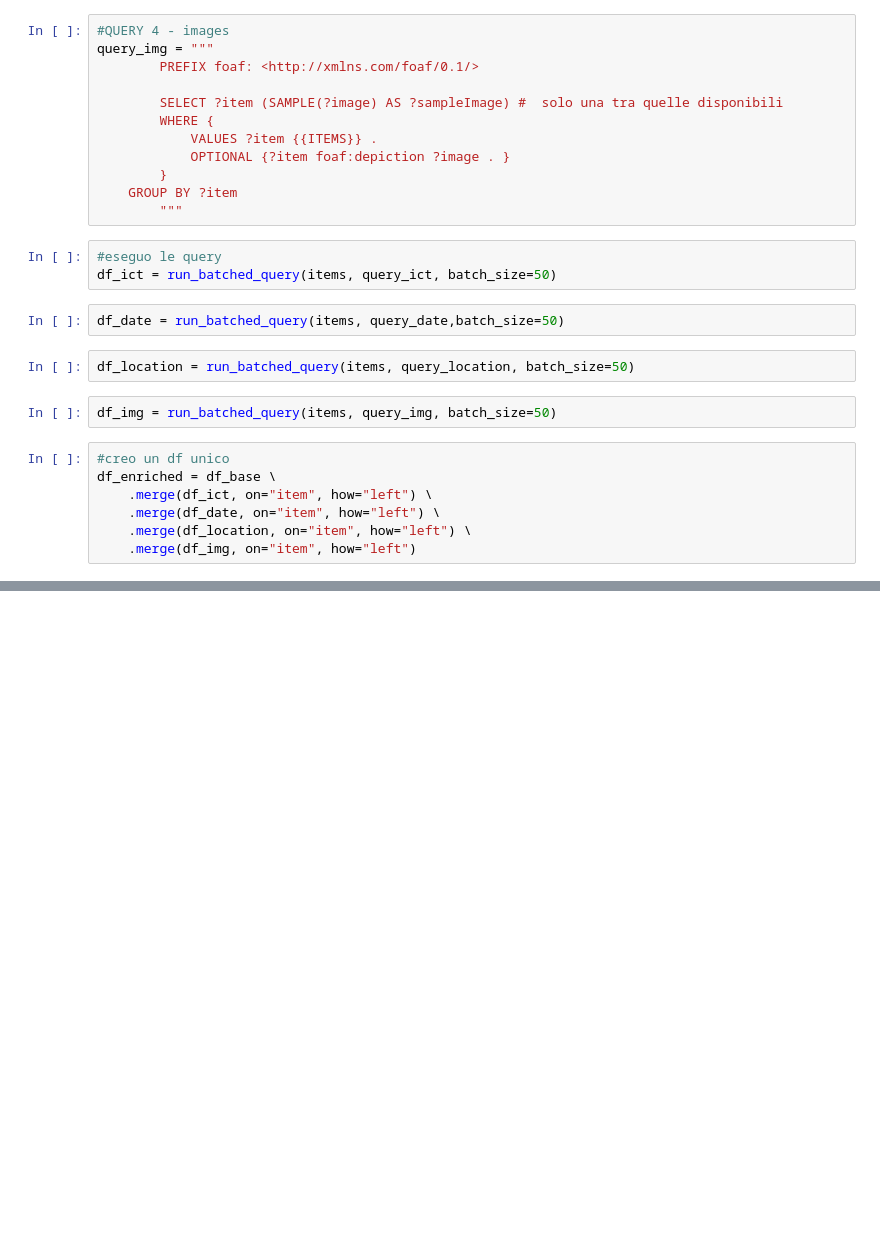
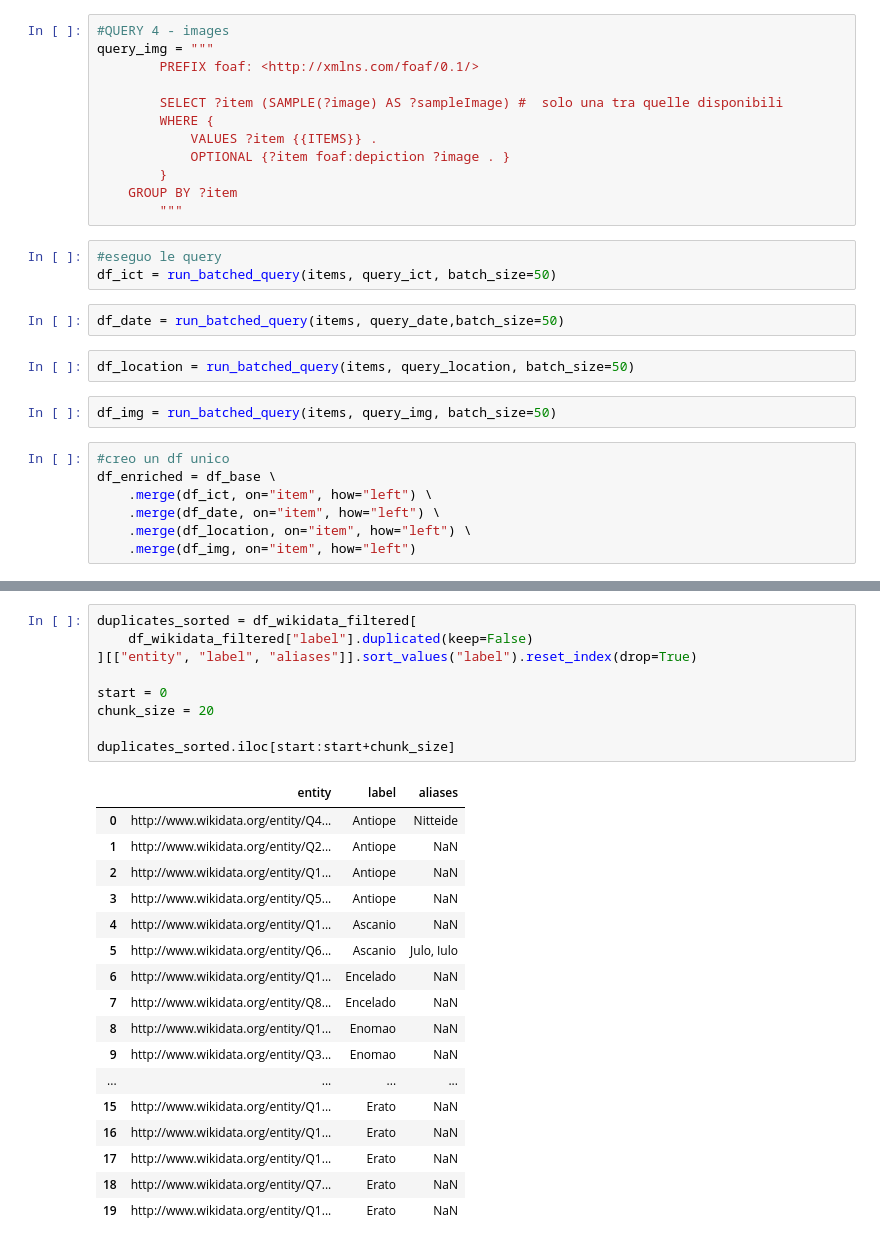
Before and after one commit to Info-Viz/DataNymphs, a Jupyter notebook: COPIA_opere_mitologiche_ArCo.ipynb, the cells around one changed output, grey strips where cells are left out. Drawn from its saved outputs; the diff is of its cells as text; blank space fills up the shorter version.

```diff
--- a/COPIA_opere_mitologiche_ArCo.ipynb
+++ b/COPIA_opere_mitologiche_ArCo.ipynb
@@ -484,0 +623,27 @@ df_label.head(50)
+# %%
+duplicates_sorted = df_wikidata_filtered[
+    df_wikidata_filtered["label"].duplicated(keep=False)
+][["entity", "label", "aliases"]].sort_values("label").reset_index(drop=True)
+
+start = 0
+chunk_size = 20
+
+duplicates_sorted.iloc[start:start+chunk_size]
+# %% [output]
+|  | entity | label | aliases |
+| 0 | http://www.wikidata.org/entity/Q4... | Antiope | Nitteide |
+| 1 | http://www.wikidata.org/entity/Q2... | Antiope | NaN |
+| 2 | http://www.wikidata.org/entity/Q1... | Antiope | NaN |
+| 3 | http://www.wikidata.org/entity/Q5... | Antiope | NaN |
+| 4 | http://www.wikidata.org/entity/Q1... | Ascanio | NaN |
+| 5 | http://www.wikidata.org/entity/Q6... | Ascanio | Julo, Iulo |
+| 6 | http://www.wikidata.org/entity/Q1... | Encelado | NaN |
+| 7 | http://www.wikidata.org/entity/Q8... | Encelado | NaN |
+| 8 | http://www.wikidata.org/entity/Q1... | Enomao | NaN |
+| 9 | http://www.wikidata.org/entity/Q3... | Enomao | NaN |
+| ... | ... | ... | ... |
+| 15 | http://www.wikidata.org/entity/Q1... | Erato | NaN |
+| 16 | http://www.wikidata.org/entity/Q1... | Erato | NaN |
+| 17 | http://www.wikidata.org/entity/Q1... | Erato | NaN |
+| 18 | http://www.wikidata.org/entity/Q7... | Erato | NaN |
+| 19 | http://www.wikidata.org/entity/Q1... | Erato | NaN |
```
Also changed, not shown: parts of 17 cells of this notebook, 3 other files.
